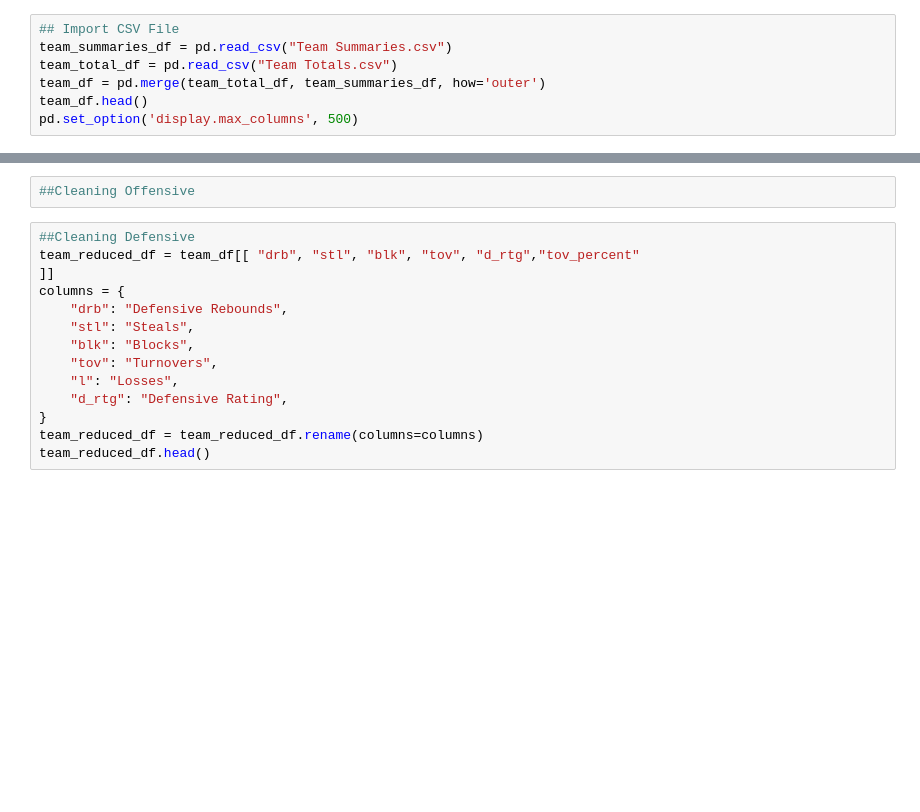
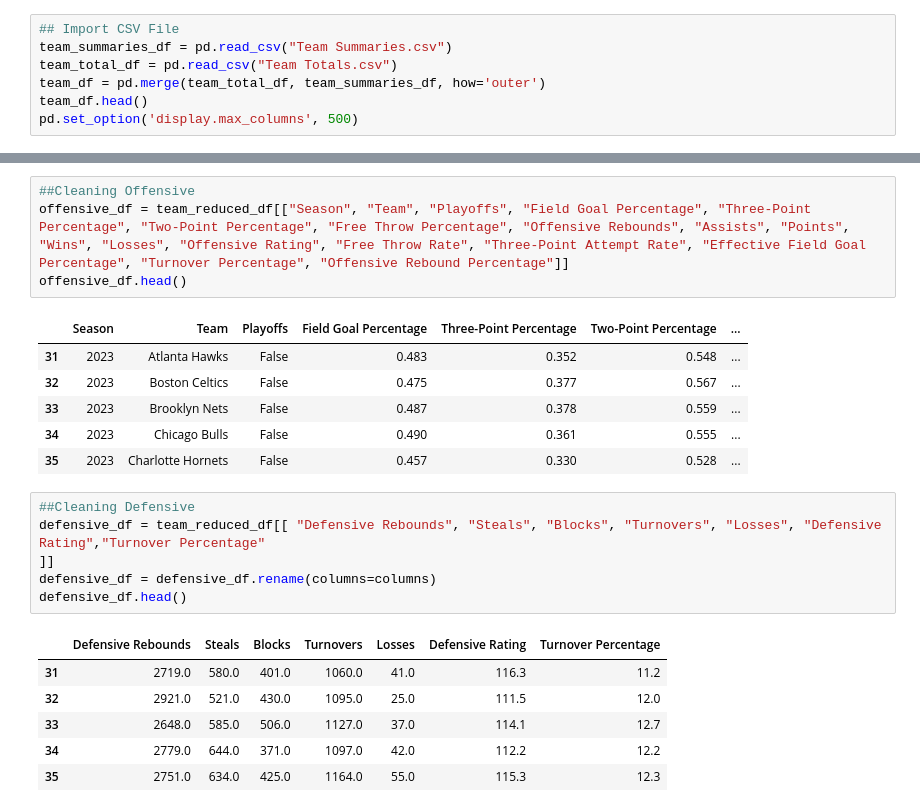
Before and after one commit to virtule/project1-group4, a Jupyter notebook: main.ipynb, the cells around one changed output, grey strips where cells are left out. Saved outputs shown, nothing was run; the diff lists cells and outputs as text; blank space fills up the shorter version.

```diff
--- a/main.ipynb
+++ b/main.ipynb
@@ -50,19 +57,27 @@ team_reduced_df.head()
-# %%
-##Cleaning Offensive
+# %%
+##Cleaning Offensive
+offensive_df = team_reduced_df[["Season", "Team", "Playoffs", "Field Goal Percentage", "Three-Point Percentage", "Two-Point Percentage", "Free Throw Percentage", "Offensive Rebounds", "Assists", "Points", "Wins", "Losses", "Offensive Rating", "Free Throw Rate", "Three-Point Attempt Rate", "Effective Field Goal Percentage", "Turnover Percentage", "Offensive Rebound Percentage"]]
+offensive_df.head()
+# %% [output]
+|  | Season | Team | Playoffs | Field Goal Percentage | Three-Point Percentage | Two-Point Percentage | ... |
+| 31 | 2023 | Atlanta Hawks | False | 0.483 | 0.352 | 0.548 | ... |
+| 32 | 2023 | Boston Celtics | False | 0.475 | 0.377 | 0.567 | ... |
+| 33 | 2023 | Brooklyn Nets | False | 0.487 | 0.378 | 0.559 | ... |
+| 34 | 2023 | Chicago Bulls | False | 0.490 | 0.361 | 0.555 | ... |
+| 35 | 2023 | Charlotte Hornets | False | 0.457 | 0.330 | 0.528 | ... |
 # %%
 ##Cleaning Defensive
-team_reduced_df = team_df[[ "drb", "stl", "blk", "tov", "d_rtg","tov_percent"
+defensive_df = team_reduced_df[[ "Defensive Rebounds", "Steals", "Blocks", "Turnovers", "Losses", "Defensive Rating","Turnover Percentage"
 ]]
-columns = {
-    "drb": "Defensive Rebounds",
-    "stl": "Steals",
-    "blk": "Blocks",
-    "tov": "Turnovers",
-    "l": "Losses",
-    "d_rtg": "Defensive Rating",
-}
-team_reduced_df = team_reduced_df.rename(columns=columns)
-team_reduced_df.head()
+defensive_df = defensive_df.rename(columns=columns)
+defensive_df.head()
+# %% [output]
+|  | Defensive Rebounds | Steals | Blocks | Turnovers | Losses | Defensive Rating | Turnover Percentage |
+| 31 | 2719.0 | 580.0 | 401.0 | 1060.0 | 41.0 | 116.3 | 11.2 |
+| 32 | 2921.0 | 521.0 | 430.0 | 1095.0 | 25.0 | 111.5 | 12.0 |
+| 33 | 2648.0 | 585.0 | 506.0 | 1127.0 | 37.0 | 114.1 | 12.7 |
+| 34 | 2779.0 | 644.0 | 371.0 | 1097.0 | 42.0 | 112.2 | 12.2 |
+| 35 | 2751.0 | 634.0 | 425.0 | 1164.0 | 55.0 | 115.3 | 12.3 |
 # %%
 ##Visualization Offense
 ##Sorting Data
```
Also changed, not shown: parts of 5 cells of this notebook.
